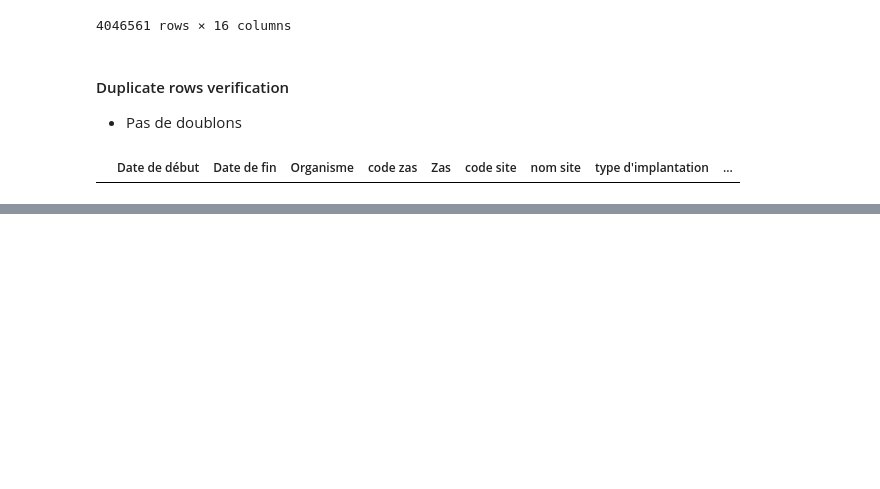
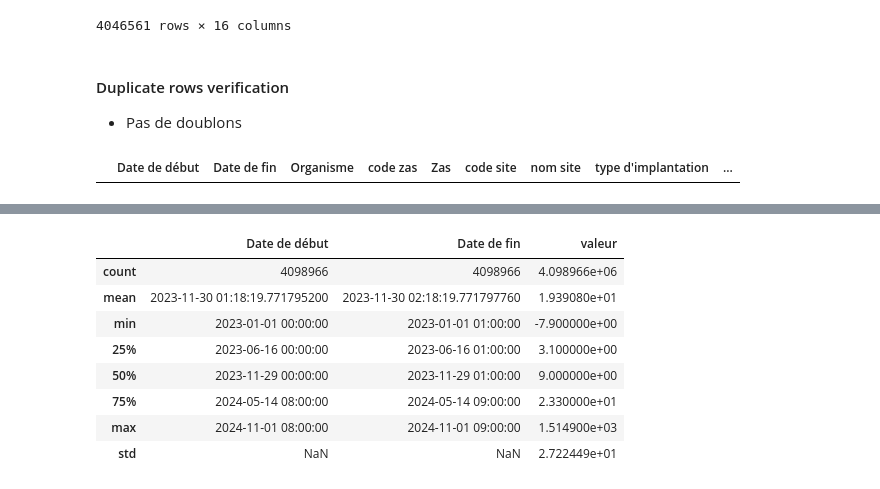
Before and after one commit to Ritishrx7/AirQuality, a Jupyter notebook: Final/Work_Notebook.ipynb, the cells around one changed output, grey strips where cells are left out. Saved outputs shown, nothing was run; the diff lists cells and outputs as text; code cells hidden in the pictures; blank space fills up the shorter version.

```diff
--- a/Final/Work_Notebook.ipynb
+++ b/Final/Work_Notebook.ipynb
@@ -324,0 +353,12 @@ df[df.duplicated()]
+# %%
+df.describe()
+# %% [output]
+|  | Date de début | Date de fin | valeur |
+| count | 4098966 | 4098966 | 4.098966e+06 |
+| mean | 2023-11-30 01:18:19.771795200 | 2023-11-30 02:18:19.771797760 | 1.939080e+01 |
+| min | 2023-01-01 00:00:00 | 2023-01-01 01:00:00 | -7.900000e+00 |
+| 25% | 2023-06-16 00:00:00 | 2023-06-16 01:00:00 | 3.100000e+00 |
+| 50% | 2023-11-29 00:00:00 | 2023-11-29 01:00:00 | 9.000000e+00 |
+| 75% | 2024-05-14 08:00:00 | 2024-05-14 09:00:00 | 2.330000e+01 |
+| max | 2024-11-01 08:00:00 | 2024-11-01 09:00:00 | 1.514900e+03 |
+| std | NaN | NaN | 2.722449e+01 |
```
Also changed, not shown: parts of 6 cells of this notebook, 1 other file.
